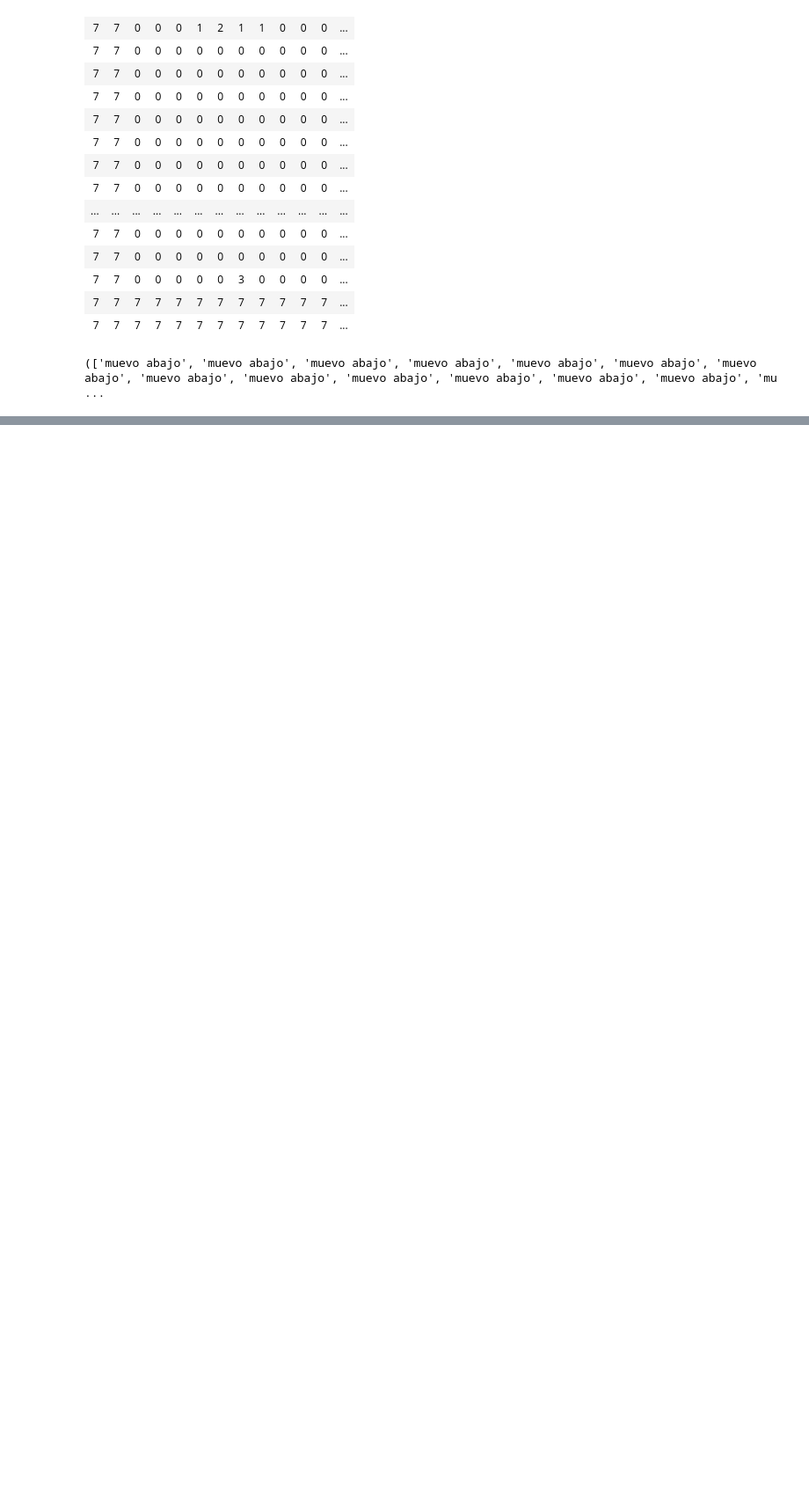
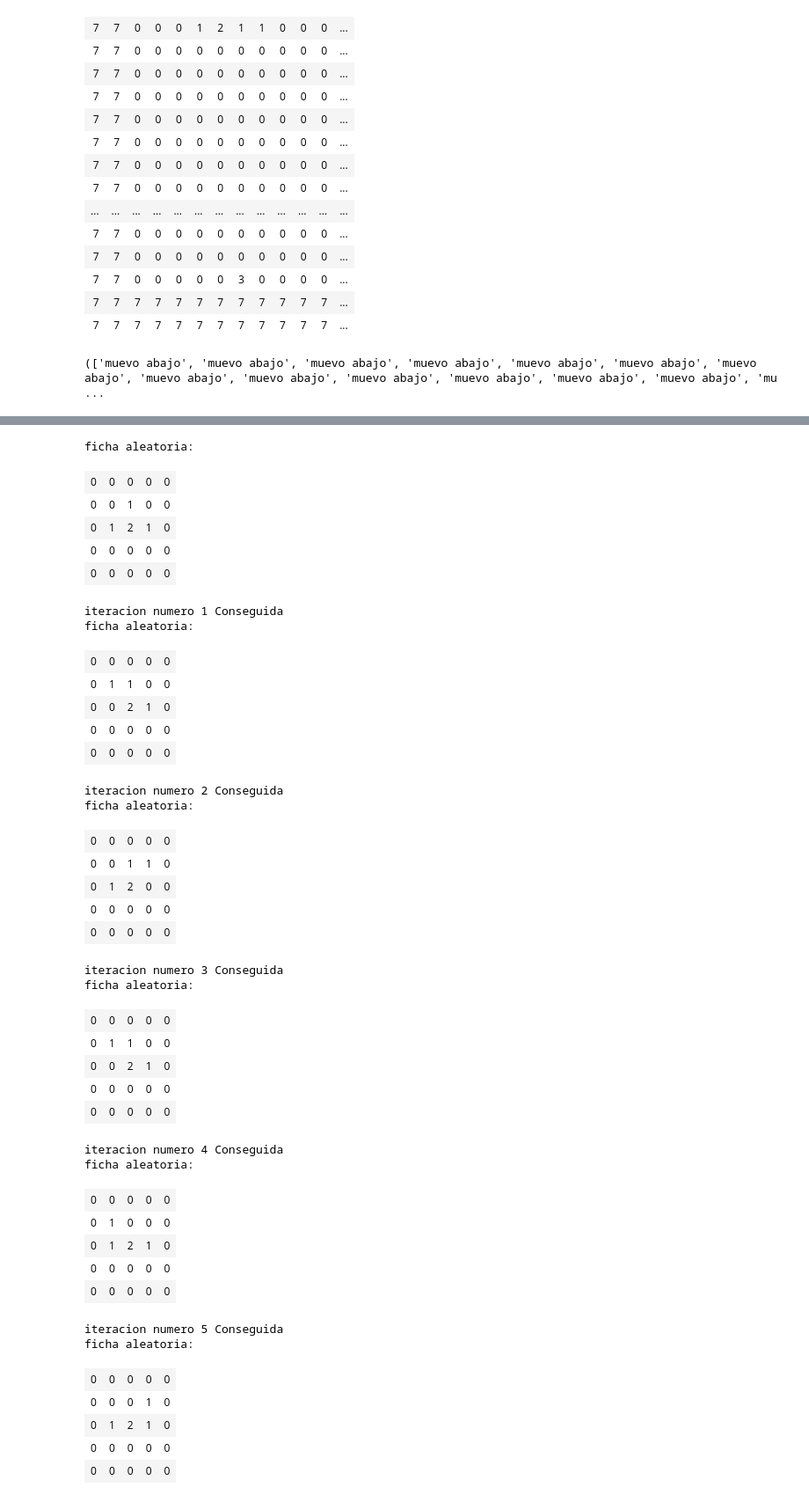
Before and after one commit to AlejandroMonteseirin/IA-Inteligencia-Artificial-Tetris, a Jupyter notebook: Tetris.ipynb, the cells around one changed output, grey strips where cells are left out. Shown: that part at 88% size. Saved outputs shown, nothing was run; the diff lists cells and outputs as text; code cells hidden in the pictures; blank space fills up the shorter version.

```diff
--- a/Tetris.ipynb
+++ b/Tetris.ipynb
@@ -1656,0 +1429,69 @@ No Encontrada Solucion
+# %%
+#esta version simula la funcion anterior sin los print(ya que reducen el rendimiento), para ver si en algun momento pierde la partida, dandole una lista de fichas enorme
+import random
+def TetrisLargoAleatorio(estado,listaFichas):
+    nuevoEstado=estado
+    fichaNumero=0
+    for i in listaFichas:
+        print("ficha aleatoria:")
+        printBonito(i)
+        fichaNumero=fichaNumero+1
+        print("iteracion numero "+ str(fichaNumero)+ " Conseguida")
+        pon_ficha_nueva(nuevoEstado,i)
+        res=CalculoMovimientos(nuevoEstado,i,0)
+        if(res==777):
+            return ("fin de la partida")
+        nuevoEstados=CalculoEstadosFinalesOrdenados(nuevoEstado,i)
+        nuevoEstado=nuevoEstados[res[1]]
+        nuevoEstado=MoverAbajo.aplicar(nuevoEstado,nuevoEstado)
+
+fichas=[piezas[5]]
+
+#generamos una lista de muchas fichas
+for repeticiones in range (5000):
+    pieza=piezas[random.randint(0, 6)]
+    fichas.append(pieza)
+# %%
+TetrisLargoAleatorio(estadoVacio,fichas)
+# %% [output]
+ficha aleatoria:
+| 0 | 0 | 0 | 0 | 0 |
+| 0 | 0 | 1 | 0 | 0 |
+| 0 | 1 | 2 | 1 | 0 |
+| 0 | 0 | 0 | 0 | 0 |
+| 0 | 0 | 0 | 0 | 0 |
+iteracion numero 1 Conseguida
+ficha aleatoria:
+| 0 | 0 | 0 | 0 | 0 |
+| 0 | 1 | 1 | 0 | 0 |
+| 0 | 0 | 2 | 1 | 0 |
+| 0 | 0 | 0 | 0 | 0 |
+| 0 | 0 | 0 | 0 | 0 |
+iteracion numero 2 Conseguida
+ficha aleatoria:
+| 0 | 0 | 0 | 0 | 0 |
+| 0 | 0 | 1 | 1 | 0 |
+| 0 | 1 | 2 | 0 | 0 |
+| 0 | 0 | 0 | 0 | 0 |
+| 0 | 0 | 0 | 0 | 0 |
+iteracion numero 3 Conseguida
+ficha aleatoria:
+| 0 | 0 | 0 | 0 | 0 |
+| 0 | 1 | 1 | 0 | 0 |
+| 0 | 0 | 2 | 1 | 0 |
+| 0 | 0 | 0 | 0 | 0 |
+| 0 | 0 | 0 | 0 | 0 |
+iteracion numero 4 Conseguida
+ficha aleatoria:
+| 0 | 0 | 0 | 0 | 0 |
+| 0 | 1 | 0 | 0 | 0 |
+| 0 | 1 | 2 | 1 | 0 |
+| 0 | 0 | 0 | 0 | 0 |
+| 0 | 0 | 0 | 0 | 0 |
+iteracion numero 5 Conseguida
+ficha aleatoria:
+| 0 | 0 | 0 | 0 | 0 |
+| 0 | 0 | 0 | 1 | 0 |
+| 0 | 1 | 2 | 1 | 0 |
+| 0 | 0 | 0 | 0 | 0 |
+| 0 | 0 | 0 | 0 | 0 |
```
Also changed, not shown: parts of 11 cells of this notebook.
